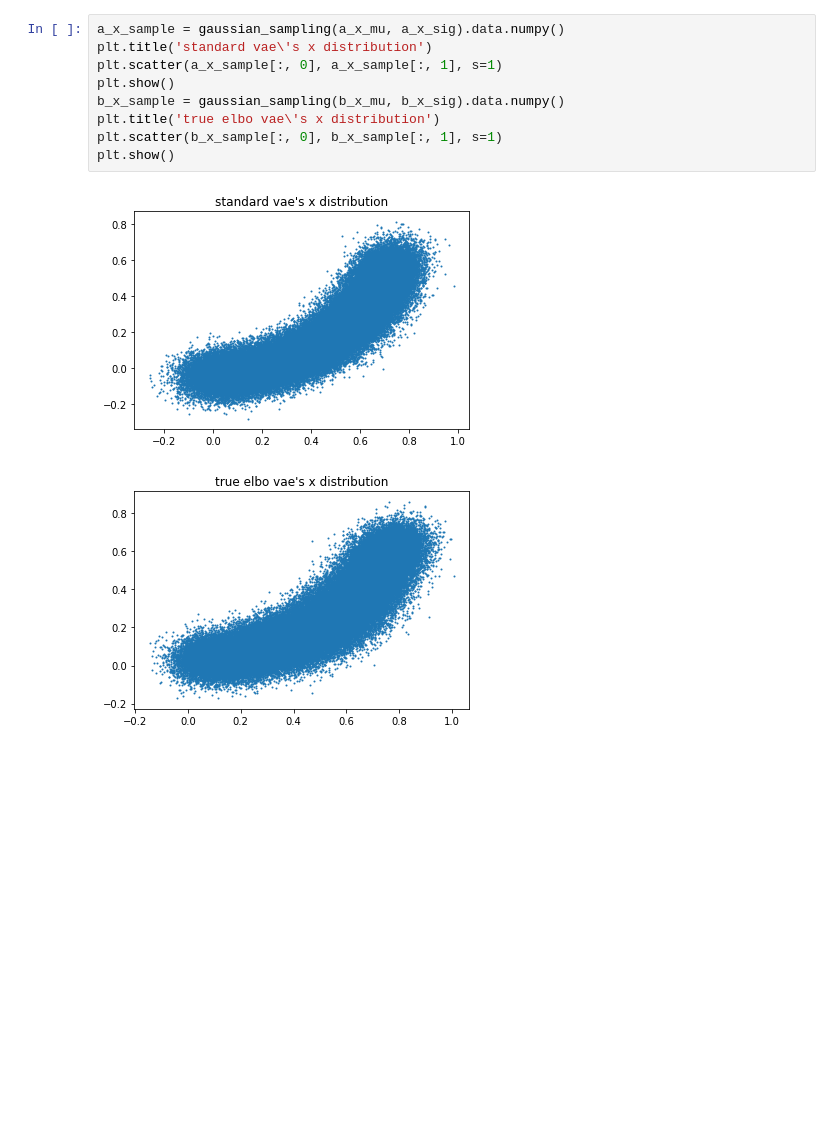
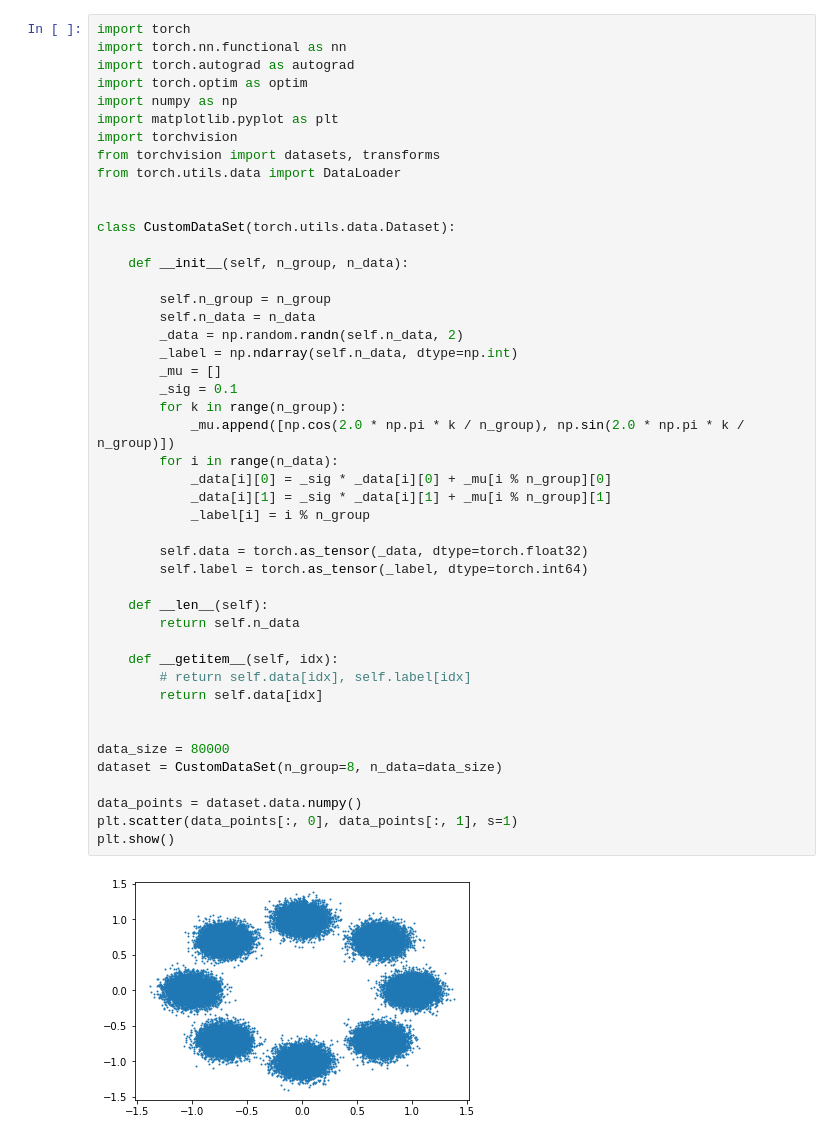
Before and after one commit to km01/myNN, a Jupyter notebook: GenerativeModel/VAE2/VAE.ipynb, the cells around one changed output. Drawn from its saved outputs; the diff is of its cells as text; blank space fills up the shorter version.

```diff
--- a/GenerativeModel/VAE2/VAE.ipynb
+++ b/GenerativeModel/VAE2/VAE.ipynb
@@ -215,12 +1,48 @@ plt.show()
-# %%
-a_x_sample = gaussian_sampling(a_x_mu, a_x_sig).data.numpy()
-plt.title('standard vae\'s x distribution')
-plt.scatter(a_x_sample[:, 0], a_x_sample[:, 1], s=1)
-plt.show()
-b_x_sample = gaussian_sampling(b_x_mu, b_x_sig).data.numpy()
-plt.title('true elbo vae\'s x distribution')
-plt.scatter(b_x_sample[:, 0], b_x_sample[:, 1], s=1)
-plt.show()
-# %% [output]
-[figure, removed]
-[figure, removed]
+# %%
+import torch
+import torch.nn.functional as nn
+import torch.autograd as autograd
+import torch.optim as optim
+import numpy as np
+import matplotlib.pyplot as plt
+import torchvision
+from torchvision import datasets, transforms
+from torch.utils.data import DataLoader
+
+
+class CustomDataSet(torch.utils.data.Dataset):
+
+    def __init__(self, n_group, n_data):
+
+        self.n_group = n_group
+        self.n_data = n_data
+        _data = np.random.randn(self.n_data, 2)
+        _label = np.ndarray(self.n_data, dtype=np.int)
+        _mu = []
+        _sig = 0.1
+        for k in range(n_group):
+            _mu.append([np.cos(2.0 * np.pi * k / n_group), np.sin(2.0 * np.pi * k / n_group)])
+        for i in range(n_data):
+            _data[i][0] = _sig * _data[i][0] + _mu[i % n_group][0]
+            _data[i][1] = _sig * _data[i][1] + _mu[i % n_group][1]
+            _label[i] = i % n_group
+
+        self.data = torch.as_tensor(_data, dtype=torch.float32)
+        self.label = torch.as_tensor(_label, dtype=torch.int64)
+
+    def __len__(self):
+        return self.n_data
+
+    def __getitem__(self, idx):
+        # return self.data[idx], self.label[idx]
+        return self.data[idx]
+
+
+data_size = 80000
+dataset = CustomDataSet(n_group=8, n_data=data_size)
+
+data_points = dataset.data.numpy()
+plt.scatter(data_points[:, 0], data_points[:, 1], s=1)
+plt.show()
+# %% [output]
+[figure, added]
```
Also changed, not shown: parts of 10 cells of this notebook, 3 other files.
